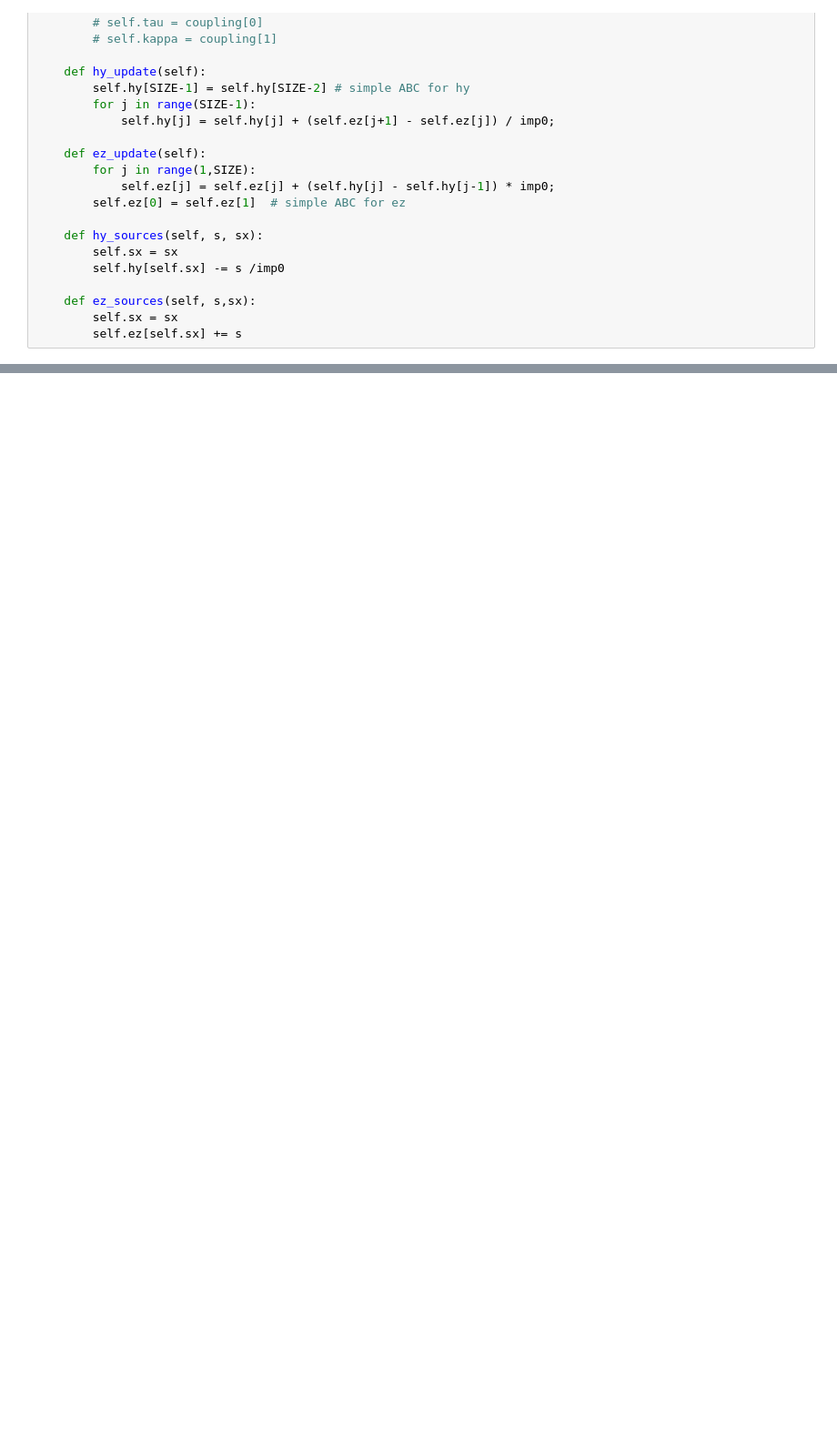
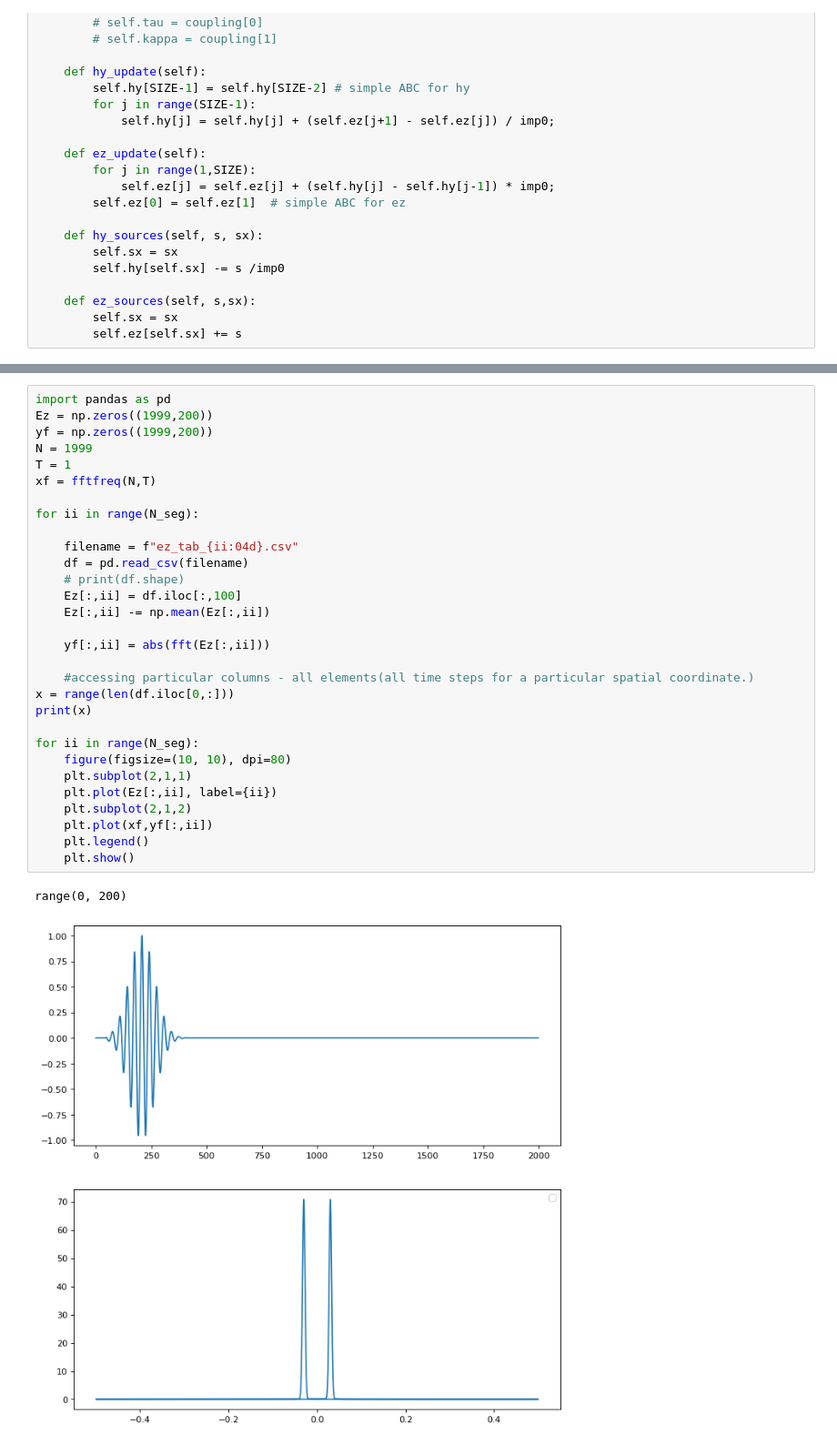
Before and after one commit to Mitalikapoor15/Project, a Jupyter notebook: python_fdtd/fdtd-build.ipynb, the cells around one changed output, grey strips where cells are left out. Shown at 91% size. Saved outputs shown, nothing was run; the diff lists cells and outputs as text; blank space fills up the shorter version.

```diff
--- a/python_fdtd/fdtd-build.ipynb
+++ b/python_fdtd/fdtd-build.ipynb
@@ -96,0 +153,33 @@ plt.show()
+# %%
+import pandas as pd
+Ez = np.zeros((1999,200))
+yf = np.zeros((1999,200))
+N = 1999
+T = 1
+xf = fftfreq(N,T)
+
+for ii in range(N_seg):
+
+    filename = f"ez_tab_{ii:04d}.csv"
+    df = pd.read_csv(filename)
+    # print(df.shape)
+    Ez[:,ii] = df.iloc[:,100]
+    Ez[:,ii] -= np.mean(Ez[:,ii])
+
+    yf[:,ii] = abs(fft(Ez[:,ii]))
+
+    #accessing particular columns - all elements(all time steps for a particular spatial coordinate.)
+x = range(len(df.iloc[0,:]))
+print(x)
+
+for ii in range(N_seg):
+    figure(figsize=(10, 10), dpi=80)
+    plt.subplot(2,1,1)
+    plt.plot(Ez[:,ii], label={ii})
+    plt.subplot(2,1,2)
+    plt.plot(xf,yf[:,ii])
+    plt.legend()
+    plt.show()
+# %% [output]
+range(0, 200)
+[figure, added]
```
Also changed, not shown: parts of 10 cells of this notebook.
